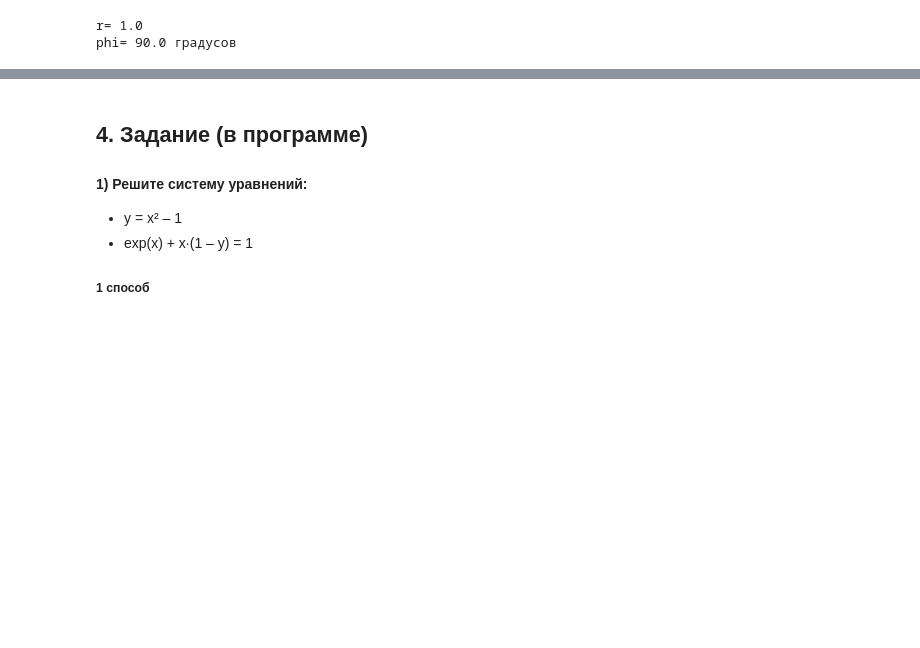
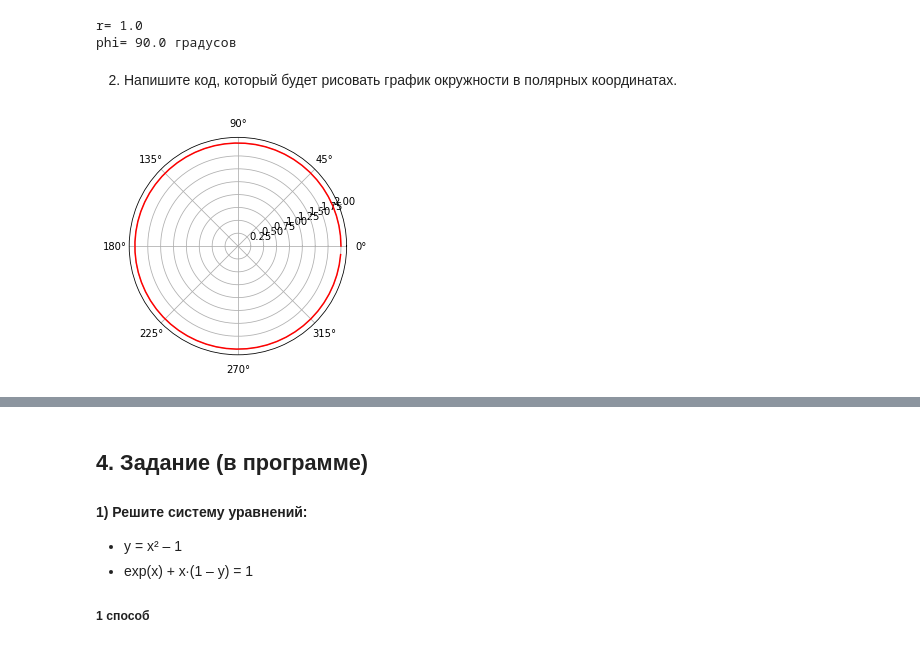
Before and after one commit to aechernenko/gbu_ai, a Jupyter notebook: hmath/lesson_3/lesson_3.ipynb, the cells around one changed output, grey strips where cells are left out. Drawn from its saved outputs; the diff is of its cells as text; code cells hidden in the pictures; blank space fills up the shorter version.

```diff
--- a/hmath/lesson_3/lesson_3.ipynb
+++ b/hmath/lesson_3/lesson_3.ipynb
@@ -253,3 +251,12 @@ print('phi=',phi,'градусов')
 # %% [output]
 r= 1.0
 phi= 90.0 градусов
+# %% [markdown]
+2. Напишите код, который будет рисовать график окружности в полярных координатах.
+# %%
+phi = np.arange(0,np.pi*2,0.1)
+r = [2]*len(phi)
+plt.polar(phi, r, c='r')
+plt.show()
+# %% [output]
+[figure, added]
```
Also changed, not shown: parts of 8 cells of this notebook.
